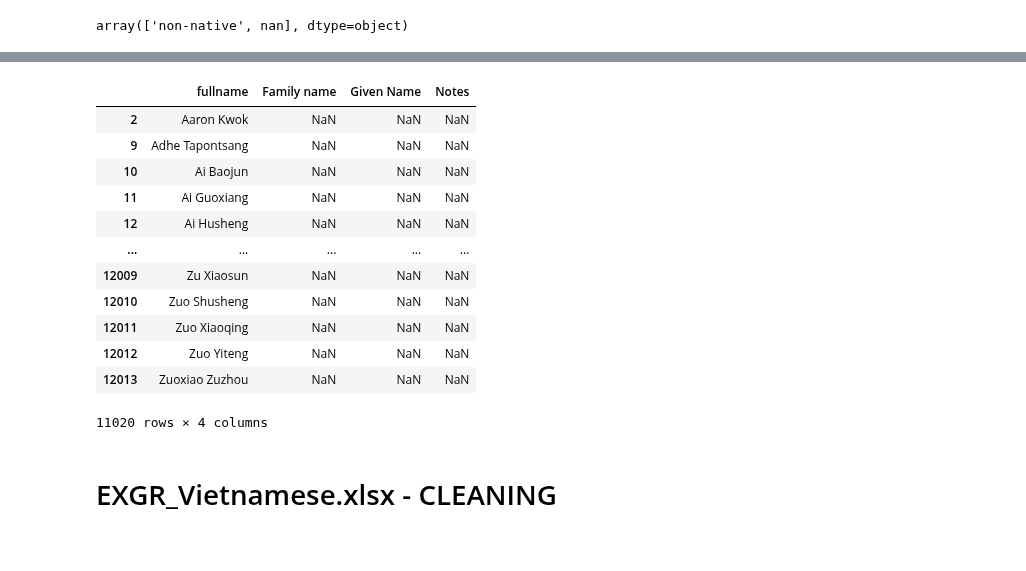
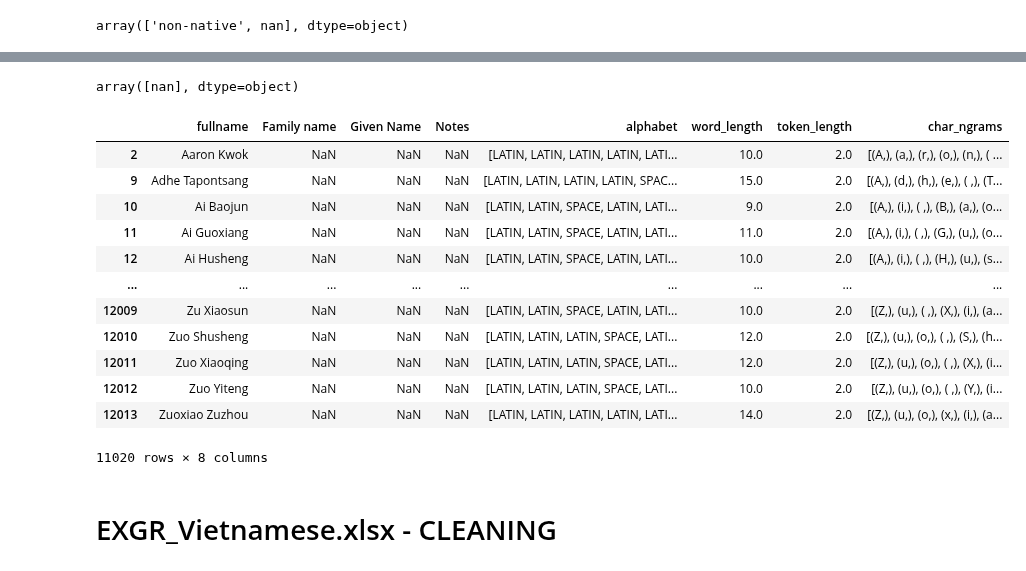
Before and after one commit to Exiger-project/Name_Of_Origin_Project-, a Jupyter notebook: ChineseVietNames.ipynb, the cells around one changed output, grey strips where cells are left out. Saved outputs shown, nothing was run; the diff lists cells and outputs as text; code cells hidden in the pictures.

```diff
--- a/ChineseVietNames.ipynb
+++ b/ChineseVietNames.ipynb
@@ -195,21 +194,37 @@ cnrom_df
 # %%
 #Get rid of all examples with 'non-native', to try and further narrow df down to just Chinese names
 cnrom_df.drop(cnrom_df[cnrom_df['Notes'] == 'non-native'].index, inplace=True)
-cnrom_df
+# cnrom_df
-# %% [output]
-|  | fullname | Family name | Given Name | Notes |
-| 2 | Aaron Kwok | NaN | NaN | NaN |
-| 9 | Adhe Tapontsang | NaN | NaN | NaN |
-| 10 | Ai Baojun | NaN | NaN | NaN |
-| 11 | Ai Guoxiang | NaN | NaN | NaN |
-| 12 | Ai Husheng | NaN | NaN | NaN |
-| ... | ... | ... | ... | ... |
-| 12009 | Zu Xiaosun | NaN | NaN | NaN |
-| 12010 | Zuo Shusheng | NaN | NaN | NaN |
-| 12011 | Zuo Xiaoqing | NaN | NaN | NaN |
-| 12012 | Zuo Yiteng | NaN | NaN | NaN |
-| 12013 | Zuoxiao Zuzhou | NaN | NaN | NaN |
-11020 rows × 4 columns
+# %%
+cnrom_df['Notes'].unique()
+# %% [output]
+array([nan], dtype=object)
+# %%
+cnrom_df['alphabet'] = cnrom_df['fullname'].apply(langname)
+# cnrom_df
+# %%
+cnrom_df['word_length'] = cnrom_df['fullname'].apply(get_name_length)
+# cnrom_df
+# %%
+cnrom_df['token_length'] = cnrom_df['fullname'].apply(calculate_token_length)
+# cnrom_df
+# %%
+cnrom_df['char_ngrams'] = cnrom_df['fullname'].apply(generate_char_ngrams)
+cnrom_df
+# %% [output]
+|  | fullname | Family name | Given Name | Notes | alphabet | word_length | token_length | char_ngrams |
+| 2 | Aaron Kwok | NaN | NaN | NaN | [LATIN, LATIN, LATIN, LATIN, LATI... | 10.0 | 2.0 | [(A,), (a,), (r,), (o,), (n,), ( ... |
+| 9 | Adhe Tapontsang | NaN | NaN | NaN | [LATIN, LATIN, LATIN, LATIN, SPAC... | 15.0 | 2.0 | [(A,), (d,), (h,), (e,), ( ,), (T... |
+| 10 | Ai Baojun | NaN | NaN | NaN | [LATIN, LATIN, SPACE, LATIN, LATI... | 9.0 | 2.0 | [(A,), (i,), ( ,), (B,), (a,), (o... |
+| 11 | Ai Guoxiang | NaN | NaN | NaN | [LATIN, LATIN, SPACE, LATIN, LATI... | 11.0 | 2.0 | [(A,), (i,), ( ,), (G,), (u,), (o... |
+| 12 | Ai Husheng | NaN | NaN | NaN | [LATIN, LATIN, SPACE, LATIN, LATI... | 10.0 | 2.0 | [(A,), (i,), ( ,), (H,), (u,), (s... |
+| ... | ... | ... | ... | ... | ... | ... | ... | ... |
+| 12009 | Zu Xiaosun | NaN | NaN | NaN | [LATIN, LATIN, SPACE, LATIN, LATI... | 10.0 | 2.0 | [(Z,), (u,), ( ,), (X,), (i,), (a... |
+| 12010 | Zuo Shusheng | NaN | NaN | NaN | [LATIN, LATIN, LATIN, SPACE, LATI... | 12.0 | 2.0 | [(Z,), (u,), (o,), ( ,), (S,), (h... |
+| 12011 | Zuo Xiaoqing | NaN | NaN | NaN | [LATIN, LATIN, LATIN, SPACE, LATI... | 12.0 | 2.0 | [(Z,), (u,), (o,), ( ,), (X,), (i... |
+| 12012 | Zuo Yiteng | NaN | NaN | NaN | [LATIN, LATIN, LATIN, SPACE, LATI... | 10.0 | 2.0 | [(Z,), (u,), (o,), ( ,), (Y,), (i... |
+| 12013 | Zuoxiao Zuzhou | NaN | NaN | NaN | [LATIN, LATIN, LATIN, LATIN, LATI... | 14.0 | 2.0 | [(Z,), (u,), (o,), (x,), (i,), (a... |
+11020 rows × 8 columns
 # %% [markdown]
 EXGR_Vietnamese.xlsx - CLEANING
 ===
```
Also changed, not shown: parts of 25 cells of this notebook.
